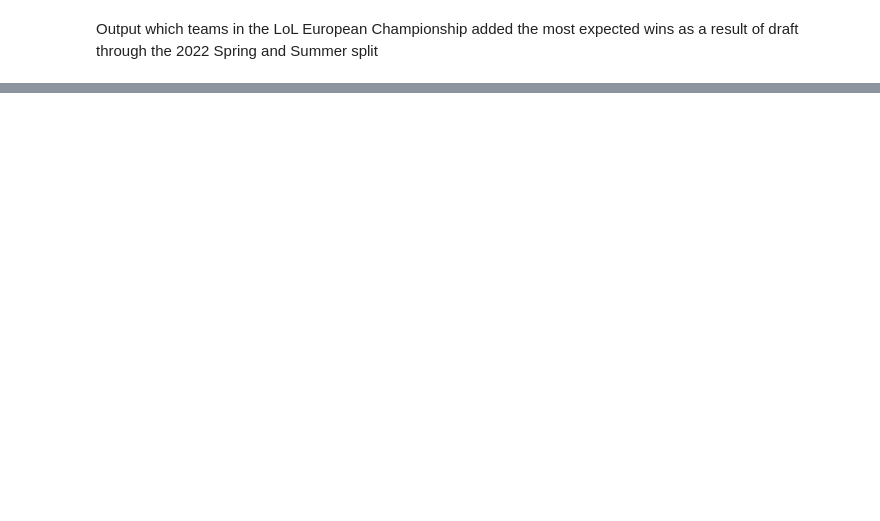
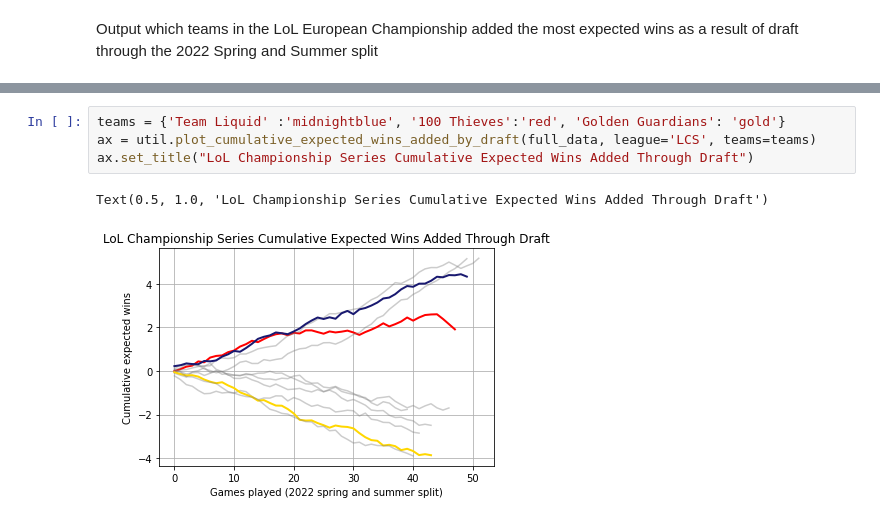
Before and after one commit to alexLez/lol-draft-analysis, a Jupyter notebook: draft_analysis.ipynb, the cells around one changed output, grey strips where cells are left out. Drawn from its saved outputs; the diff is of its cells as text; blank space fills up the shorter version.

```diff
--- a/draft_analysis.ipynb
+++ b/draft_analysis.ipynb
@@ -163,0 +274,7 @@ util.plot_cumulative_expected_wins_added_by_draft(full_data)
+# %%
+teams = {'Team Liquid' :'midnightblue', '100 Thieves':'red', 'Golden Guardians': 'gold'}
+ax = util.plot_cumulative_expected_wins_added_by_draft(full_data, league='LCS', teams=teams)
+ax.set_title("LoL Championship Series Cumulative Expected Wins Added Through Draft")
+# %% [output]
+Text(0.5, 1.0, 'LoL Championship Series Cumulative Expected Wins Added Through Draft')
+[figure, added]
```
Also changed, not shown: parts of 15 cells of this notebook, 5 other files.
